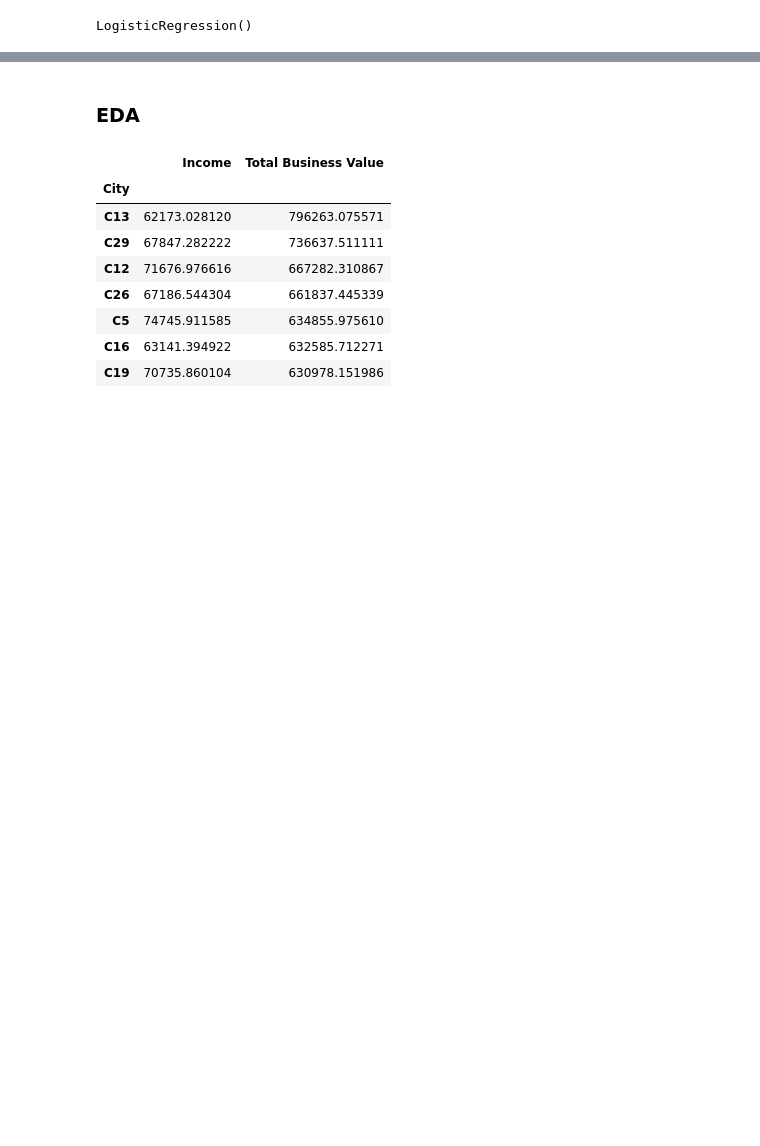
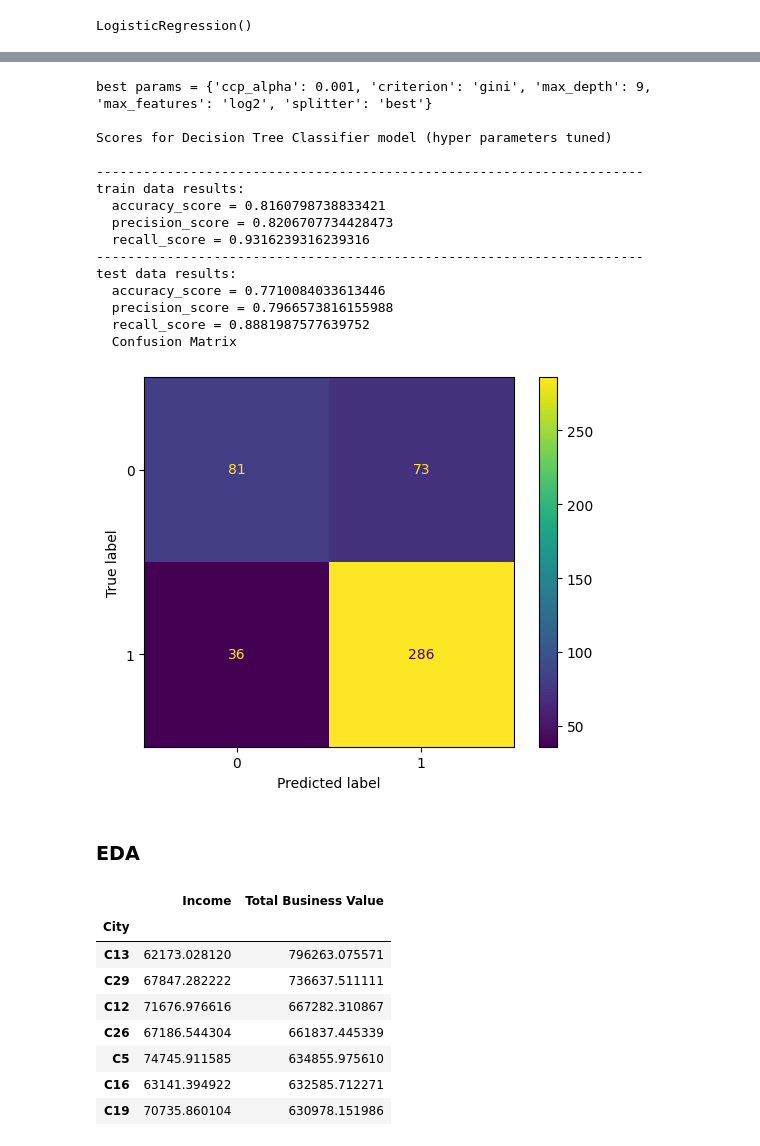
Before and after one commit to PraveenAllam93/data_science_business_cases, a Jupyter notebook: ola.ipynb, the cells around one changed output, grey strips where cells are left out. Saved outputs shown, nothing was run; the diff lists cells and outputs as text; code cells hidden in the pictures; blank space fills up the shorter version.

Commit message:
decision tree done

```diff
--- a/ola.ipynb
+++ b/ola.ipynb
@@ -498,6 +527,13 @@ model_score("logisticRegression", y_test, y_pred)
 # %%
-solvers = ['newton-cg', 'lbfgs', 'liblinear']
-penalty = ['l1', 'l2', 'elasticnet', None]
+solvers = ["newton-cg", "lbfgs", "liblinear"]
+penalty = ["l1", "l2", "elasticnet", None]
 c_values = [100, 10, 1.0, 0.1, 0.01]
-# define grid search
-grid = dict(solver=solvers,penalty=penalty,C=c_values)
+
+param_grid = dict(solver = solvers,penalty = penalty,C = c_values)
+
+model = grid_search_cv(LogisticRegression(), param_grid, "accuracy", X_train, y_train, folds = 10)
+model.fit(X_train, y_train)
+
+print(f"Scores for logistic regression model (hyper parameters tuned)\n")
+metric_scores(y_train, logreg.predict(X_train), data_type = "train")
+metric_scores(y_test, logreg.predict(X_test), data_type = "test")
@@ -527,3 +555,0 @@ grid_search.best_params_
-# %%
-m1 = LogisticRegression(C =10, penalty = "l1", solver = "liblinear")
-m1.fit(X_train, y_train)
@@ -550,0 +560,3 @@ ConfusionMatrixDisplay(conf, display_labels = logisticRegression.classes_).plot(
+# %%
+model = DecisionTreeClassifier()
+model.fit(X_train, y_train)
@@ -551,3 +584,37 @@ ConfusionMatrixDisplay(conf, display_labels = logisticRegression.classes_).plot(
+# %%
+criterion = ["gini", "entropy", "log_loss"]
+splitter = ["best"]
+max_depth = [_ for _ in range(5,11,1)]
+ccp_alpha = [.1, .01, .001]
+max_features = ["sqrt", "log2"]
+# max_leaf_nodes = [_ for _ in range(0,100)]
+# min_samples_leaf = [_ for _ in range(0,100)]
+
+param_grid = dict(criterion = criterion,splitter = splitter,max_depth = max_depth, ccp_alpha = ccp_alpha, max_features = max_features)
+
+model = grid_search_cv(DecisionTreeClassifier(), param_grid, "accuracy", X_train, y_train, folds = 10)
+model.fit(X_train, y_train)
+
+print(f"\nScores for Decision Tree Classifier model (hyper parameters tuned)\n")
+metric_scores(y_train, model.predict(X_train), data_type = "train")
+metric_scores(y_test, model.predict(X_test), data_type = "test")
+# %% [output]
+best params = {'ccp_alpha': 0.001, 'criterion': 'gini', 'max_depth': 9, 'max_features': 'log2', 'splitter': 'best'}
+
+Scores for Decision Tree Classifier model (hyper parameters tuned)
+
+----------------------------------------------------------------------
+train data results:
+  accuracy_score = 0.8160798738833421
+  precision_score = 0.8206707734428473
+  recall_score = 0.9316239316239316
+----------------------------------------------------------------------
+test data results:
+  accuracy_score = 0.7710084033613446
+  precision_score = 0.7966573816155988
+  recall_score = 0.8881987577639752
+  Confusion Matrix
+[figure, added]
 # %% [markdown]
 ### EDA
 # %%
```
Also changed, not shown: parts of 26 cells of this notebook.
